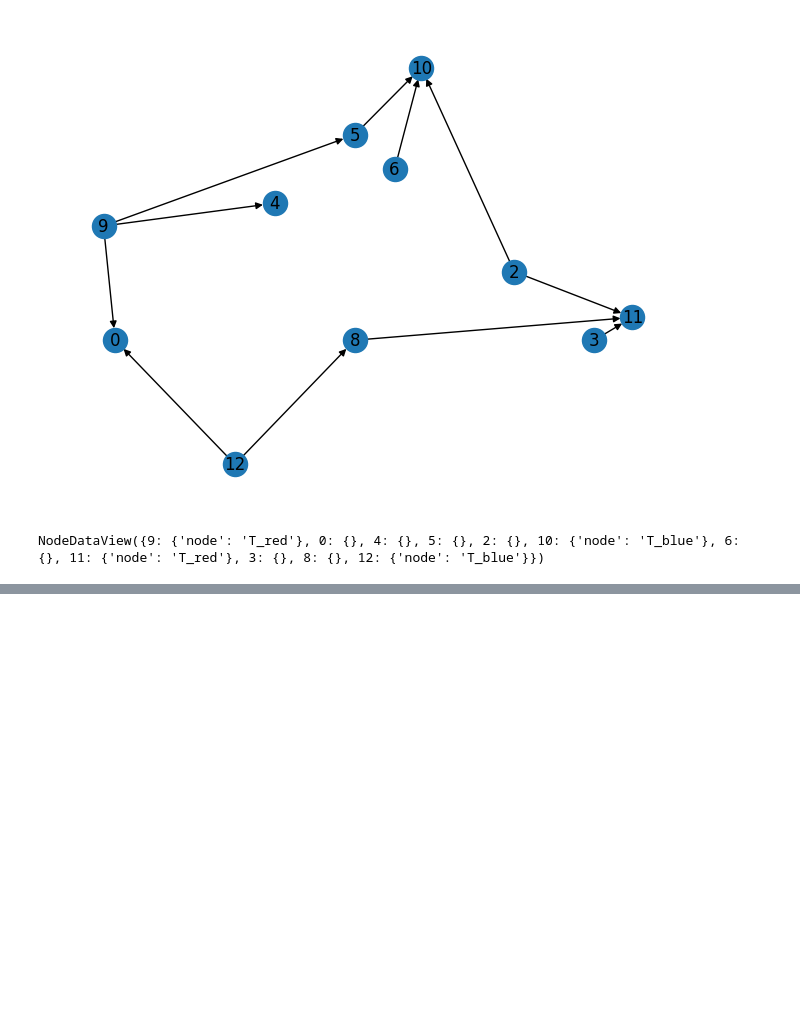
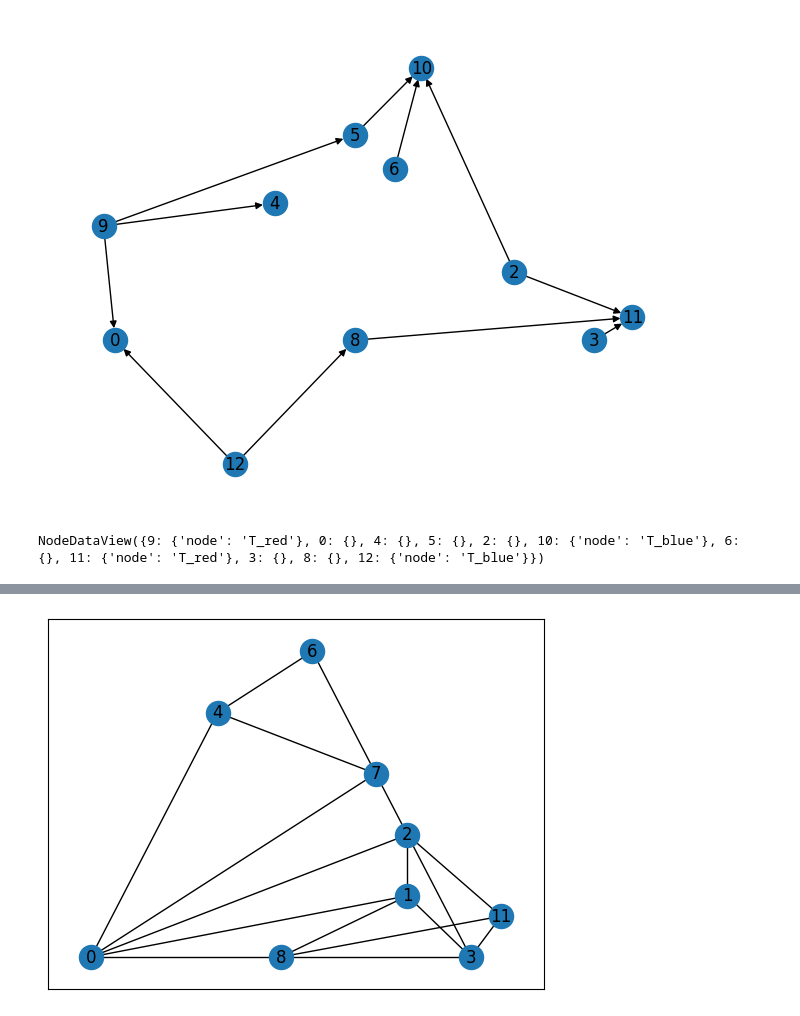
Before and after one commit to juliet29/bisht2022, a Jupyter notebook: test13_rcanon_color.ipynb, the cells around one changed output, grey strips where cells are left out. Cells and saved outputs as stored; diff of their text form; code cells hidden in the pictures; blank space fills up the shorter version.

```diff
--- a/test13_rcanon_color.ipynb
+++ b/test13_rcanon_color.ipynb
@@ -44,0 +101,4 @@ NodeDataView({9: {'node': 'T_red'}, 0: {}, 4: {}, 5: {}, 2: {}, 10: {'node': 'T_
+# %%
+plot_planar(states[3], p.embed)
+# %% [output]
+[figure, added]
```
Also changed, not shown: parts of 10 cells of this notebook, 4 other files.
